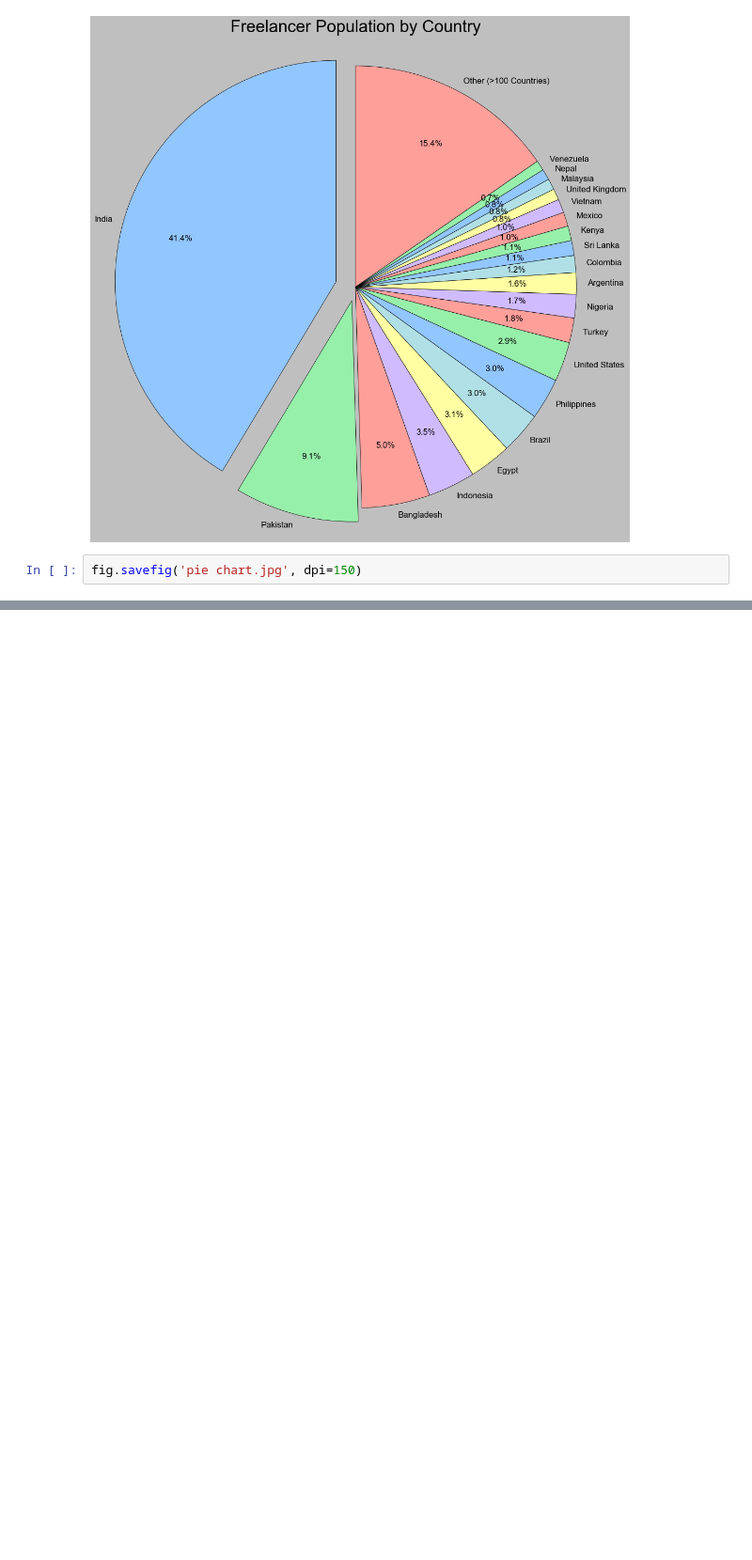
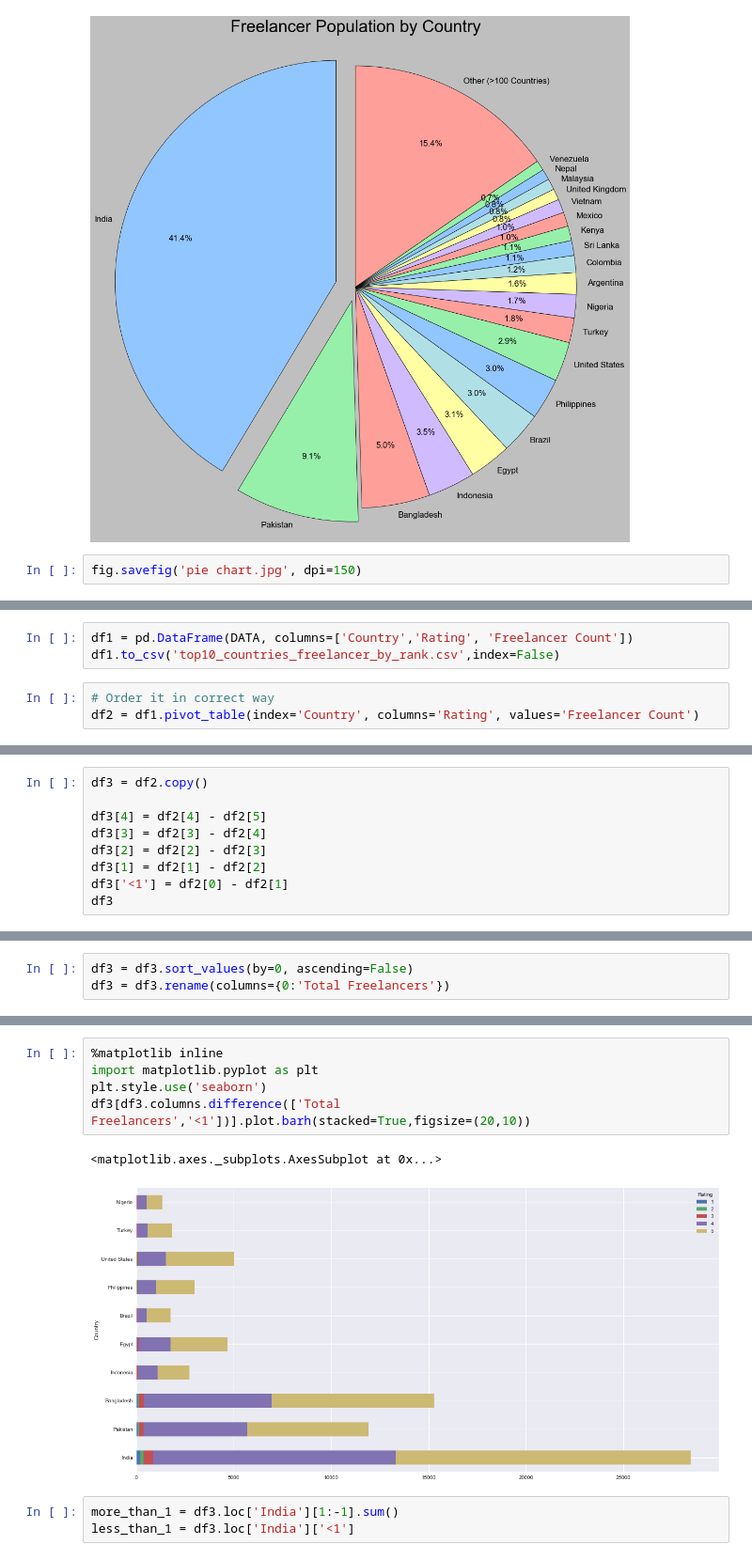
Before and after one commit to Pratham-Chauhan/scrape-freelancers-info, a Jupyter notebook: Freelancer Population by Country (complete).ipynb, the cells around one changed output, grey strips where cells are left out. Shown: that part at 94% size. Cells and saved outputs as stored; diff of their text form; blank space fills up the shorter version.

```diff
--- a/Freelancer Population by Country (complete).ipynb
+++ b/Freelancer Population by Country (complete).ipynb
@@ -161,0 +179,6 @@ fig.savefig('pie chart.jpg', dpi=150)
+# %%
+df1 = pd.DataFrame(DATA, columns=['Country','Rating', 'Freelancer Count'])
+df1.to_csv('top10_countries_freelancer_by_rank.csv',index=False)
+# %%
+# Order it in correct way
+df2 = df1.pivot_table(index='Country', columns='Rating', values='Freelancer Count')
@@ -161,0 +200,9 @@ fig.savefig('pie chart.jpg', dpi=150)
+# %%
+df3 = df2.copy()
+
+df3[4] = df2[4] - df2[5]
+df3[3] = df2[3] - df2[4]
+df3[2] = df2[2] - df2[3]
+df3[1] = df2[1] - df2[2]
+df3['<1'] = df2[0] - df2[1]
+df3
@@ -161,0 +222,3 @@ fig.savefig('pie chart.jpg', dpi=150)
+# %%
+df3 = df3.sort_values(by=0, ascending=False)
+df3 = df3.rename(columns={0:'Total Freelancers'})
@@ -161,0 +238,11 @@ fig.savefig('pie chart.jpg', dpi=150)
+# %%
+%matplotlib inline
+import matplotlib.pyplot as plt
+plt.style.use('seaborn')
+df3[df3.columns.difference(['Total Freelancers','<1'])].plot.barh(stacked=True,figsize=(20,10))
+# %% [output]
+<matplotlib.axes._subplots.AxesSubplot at 0x...>
+[figure, added]
+# %%
+more_than_1 = df3.loc['India'][1:-1].sum()
+less_than_1 = df3.loc['India']['<1']
```
Also changed, not shown: parts of 16 cells of this notebook, 5 other files.
